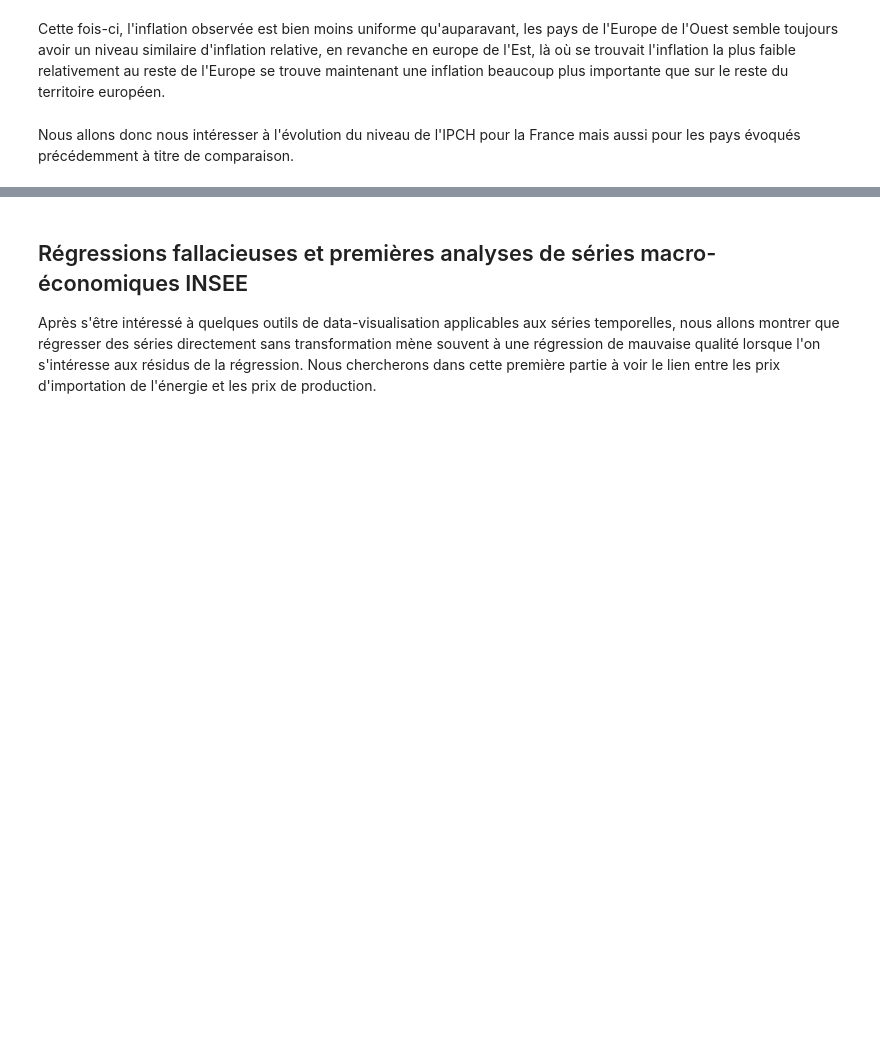
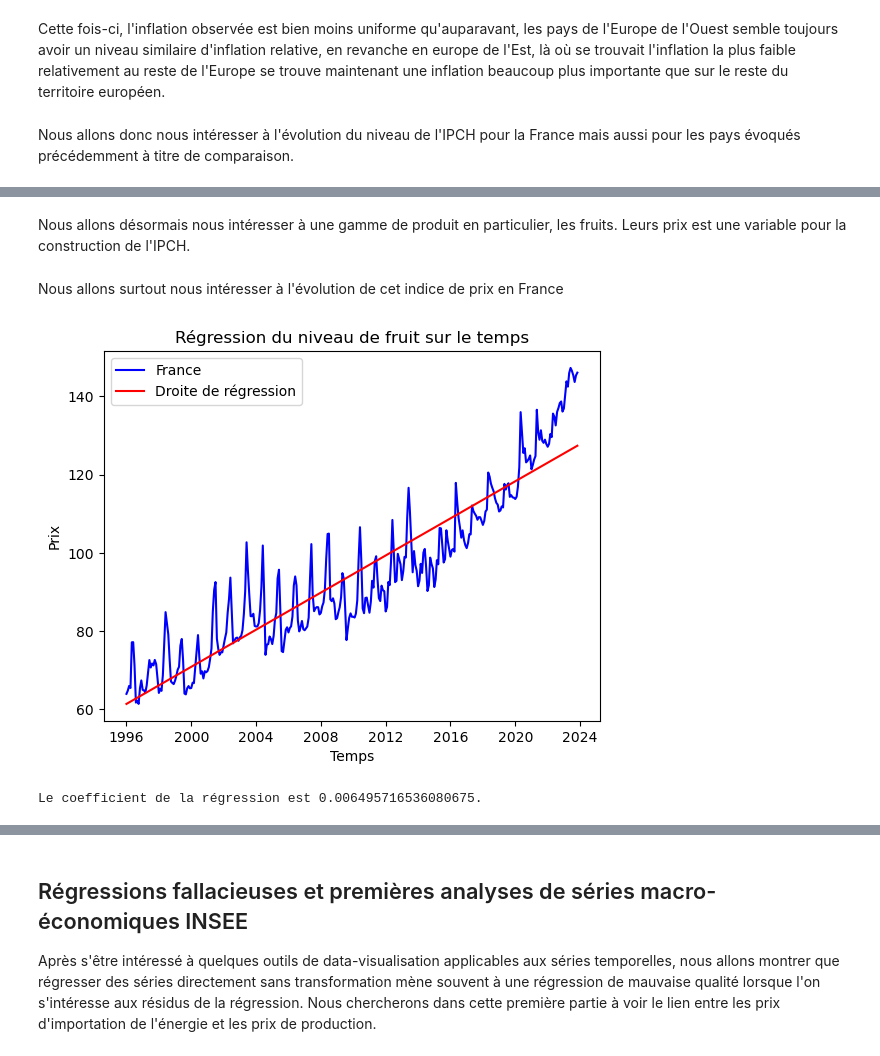
Before and after one commit to NathanVnh/Projet-Python, a Jupyter notebook: execute.ipynb, the cells around one changed output, grey strips where cells are left out. Saved outputs shown, nothing was run; the diff lists cells and outputs as text; code cells hidden in the pictures; blank space fills up the shorter version.

```diff
--- a/execute.ipynb
+++ b/execute.ipynb
@@ -276,0 +293,14 @@ Le coefficient de la régression est 0.004013825667932706
+# %% [markdown]
+Nous allons désormais nous intéresser à une gamme de produit en particulier, les fruits. Leurs prix est une variable pour la construction de l'IPCH.
+# %%
+fruit = Eurostats('fruit')
+fruit.imp()
+fruit.nettoyage()
+# %% [markdown]
+Nous allons surtout nous intéresser à l'évolution de cet indice de prix en France
+# %%
+fruit.time_serie('France')
+fruit.regression()
+# %% [output]
+[figure, added]
+Le coefficient de la régression est 0.006495716536080675.
```
Also changed, not shown: parts of 10 cells of this notebook.
